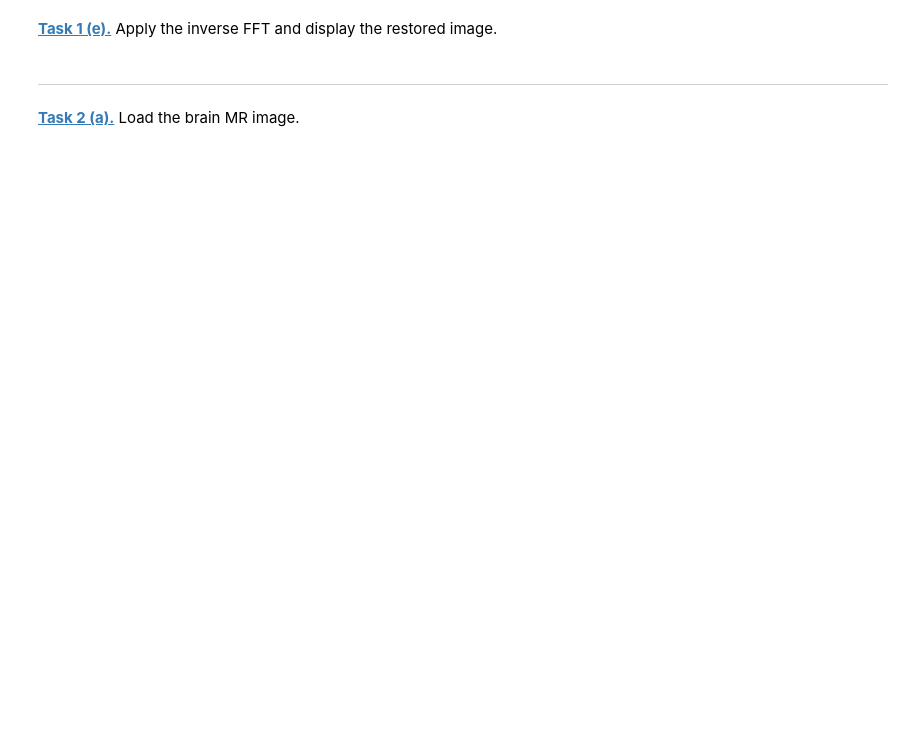
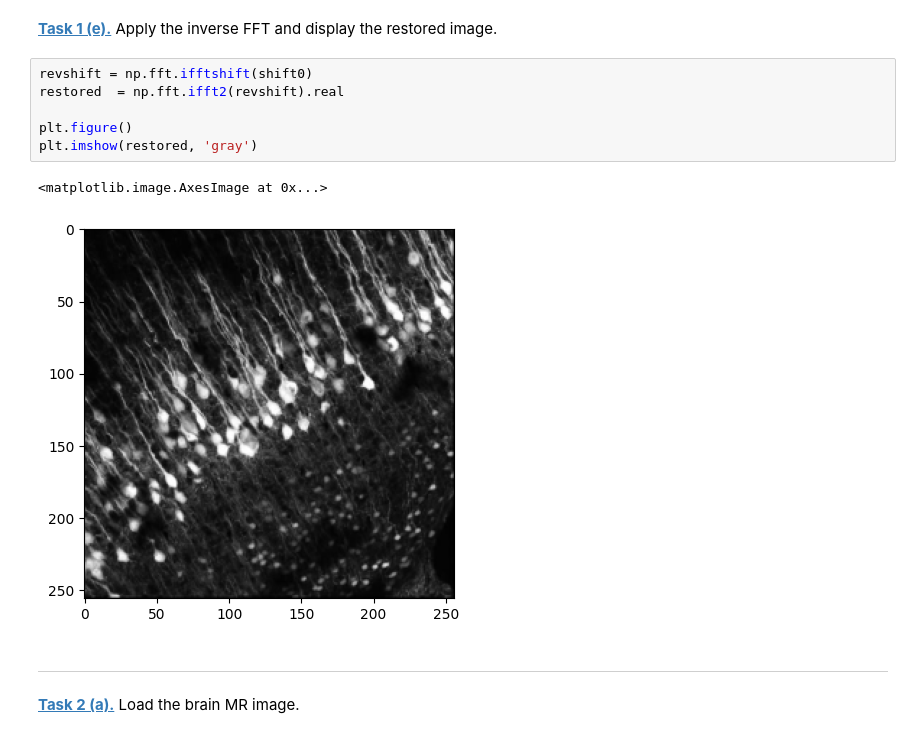
Before and after one commit to AminaSwob/mobi-fs5-python, a Jupyter notebook: fourier.ipynb, the cells around one changed output. Saved outputs shown, nothing was run; the diff lists cells and outputs as text; blank space fills up the shorter version.

```diff
--- a/fourier.ipynb
+++ b/fourier.ipynb
@@ -24,5 +55,14 @@ plt.imshow(phase, 'gray')
 # %% [markdown]
 **[Task 1 (e).]()** Apply the inverse FFT and display the restored image.
+# %%
+revshift = np.fft.ifftshift(shift0)
+restored  = np.fft.ifft2(revshift).real
+
+plt.figure()
+plt.imshow(restored, 'gray')
+# %% [output]
+<matplotlib.image.AxesImage at 0x...>
+[figure, added]
 # %% [markdown]
 ---
 # %% [markdown]
```
Also changed, not shown: parts of 12 cells of this notebook, 2 other files.
